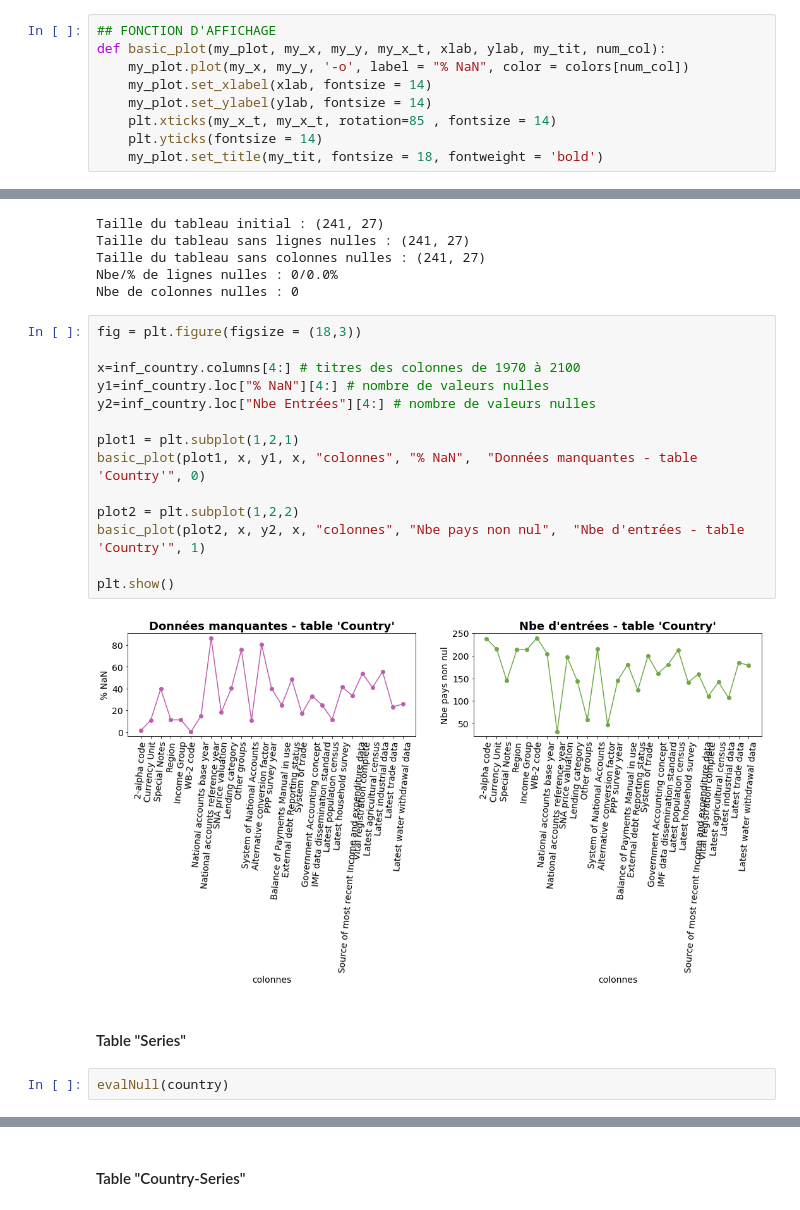
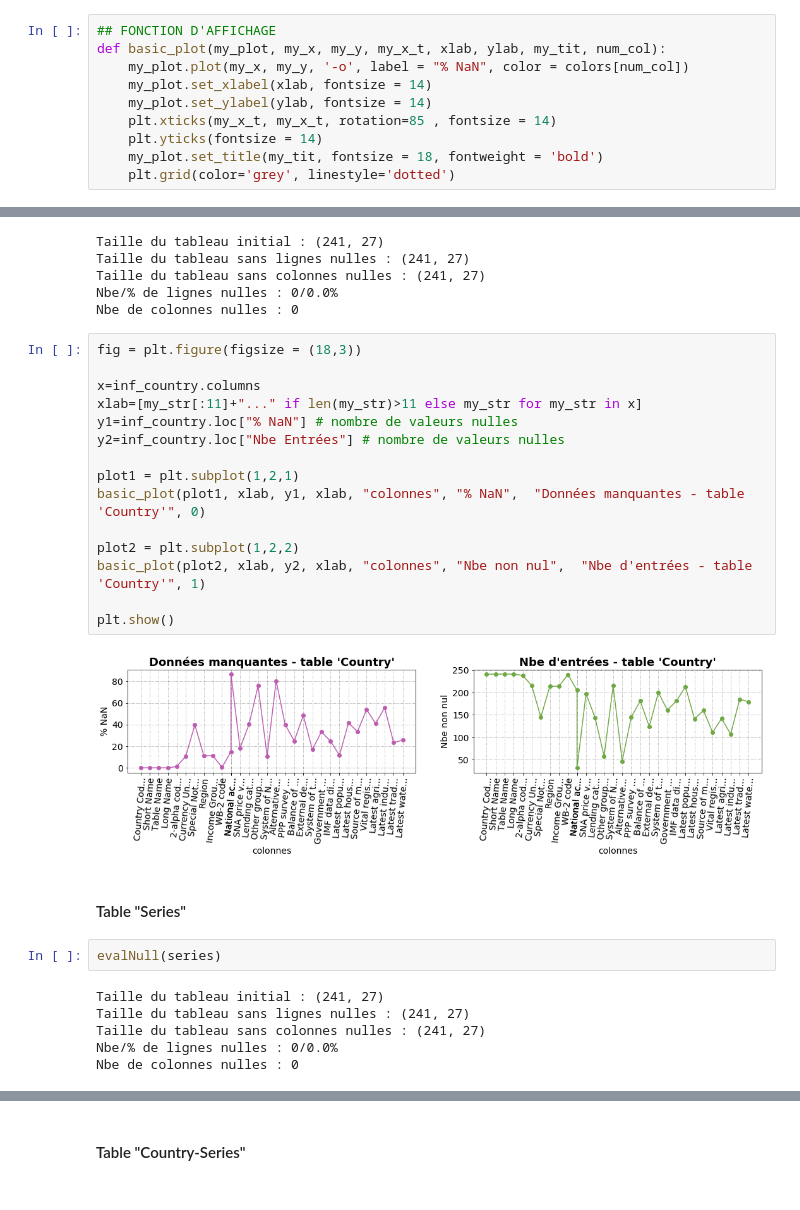
Before and after one commit to SmellyArmure/OC_DS_Project2, a Jupyter notebook: NOTEBOOK/P2-DataSystEd.ipynb, the cells around one changed output, grey strips where cells are left out. Cells and saved outputs as stored; diff of their text form.

```diff
--- a/NOTEBOOK/P2-DataSystEd.ipynb
+++ b/NOTEBOOK/P2-DataSystEd.ipynb
@@ -77,6 +77,7 @@ def basic_plot(my_plot, my_x, my_y, my_x_t, xlab, ylab, my_tit, num_col):
     plt.xticks(my_x_t, my_x_t, rotation=85 , fontsize = 14)
     plt.yticks(fontsize = 14)
     my_plot.set_title(my_tit, fontsize = 18, fontweight = 'bold')
+    plt.grid(color='grey', linestyle='dotted')
 # %% [markdown]
 L'ensemble des données téléchargées se compose de 5 fichiers .csv et d'un fichier excel comportant 5 onglets.
 Il semble que l'intégralité des données des fichiers .csv soit reprise dans chacun des onglets du fichier Excel.
@@ -338,21 +342,28 @@ Nbe de colonnes nulles : 0
 # %%
 fig = plt.figure(figsize = (18,3))
 
-x=inf_country.columns[4:] # titres des colonnes de 1970 à 2100
-y1=inf_country.loc["% NaN"][4:] # nombre de valeurs nulles
-y2=inf_country.loc["Nbe Entrées"][4:] # nombre de valeurs nulles
+x=inf_country.columns
+xlab=[my_str[:11]+"..." if len(my_str)>11 else my_str for my_str in x]
+y1=inf_country.loc["% NaN"] # nombre de valeurs nulles
+y2=inf_country.loc["Nbe Entrées"] # nombre de valeurs nulles
 
 plot1 = plt.subplot(1,2,1)
-basic_plot(plot1, x, y1, x, "colonnes", "% NaN",  "Données manquantes - table 'Country'", 0)
+basic_plot(plot1, xlab, y1, xlab, "colonnes", "% NaN",  "Données manquantes - table 'Country'", 0)
 
 plot2 = plt.subplot(1,2,2)
-basic_plot(plot2, x, y2, x, "colonnes", "Nbe pays non nul",  "Nbe d'entrées - table 'Country'", 1)
+basic_plot(plot2, xlab, y2, xlab, "colonnes", "Nbe non nul",  "Nbe d'entrées - table 'Country'", 1)
 
 plt.show()
 # %% [output]
-[figure, old version]
+[figure, new version]
 # %% [markdown]
 #### Table "Series"
 # %%
-evalNull(country)
+evalNull(series)
+# %% [output]
+Taille du tableau initial : (241, 27)
+Taille du tableau sans lignes nulles : (241, 27)
+Taille du tableau sans colonnes nulles : (241, 27)
+Nbe/% de lignes nulles : 0/0.0%
+Nbe de colonnes nulles : 0
 # %%
```
Also changed, not shown: parts of 25 cells of this notebook.
